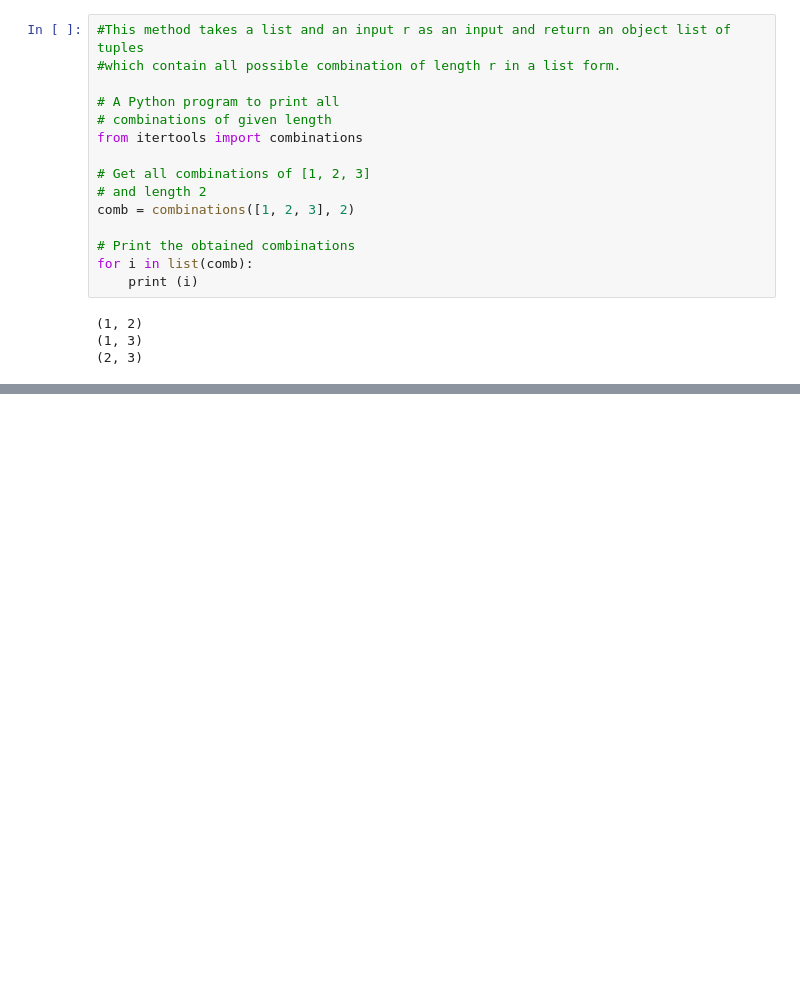
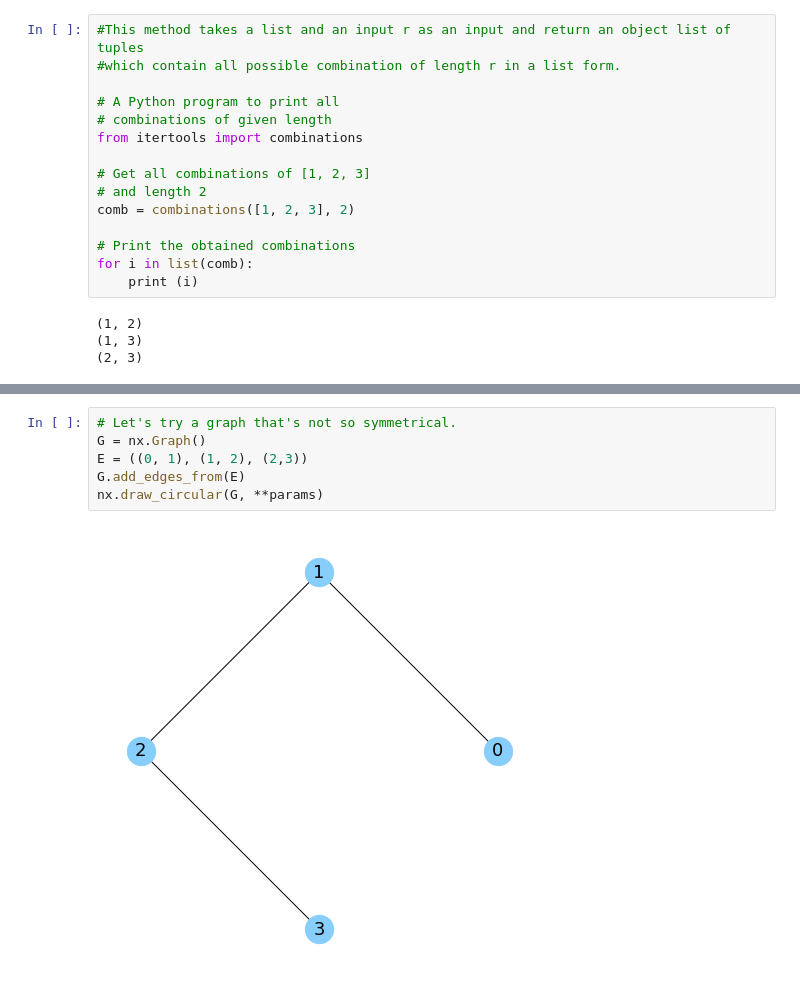
Before and after one commit to YassineJdair/GraphTheoryProject22, a Jupyter notebook: graph-isomorphism.ipynb, the cells around one changed output, grey strips where cells are left out. Drawn from its saved outputs; the diff is of its cells as text; blank space fills up the shorter version.

```diff
--- a/graph-isomorphism.ipynb
+++ b/graph-isomorphism.ipynb
@@ -156,0 +390,8 @@ for i in list(comb):
+# %%
+# Let's try a graph that's not so symmetrical.
+G = nx.Graph()
+E = ((0, 1), (1, 2), (2,3))
+G.add_edges_from(E)
+nx.draw_circular(G, **params)
+# %% [output]
+[figure, added]
```
Also changed, not shown: parts of 44 cells of this notebook, 1 other file.
